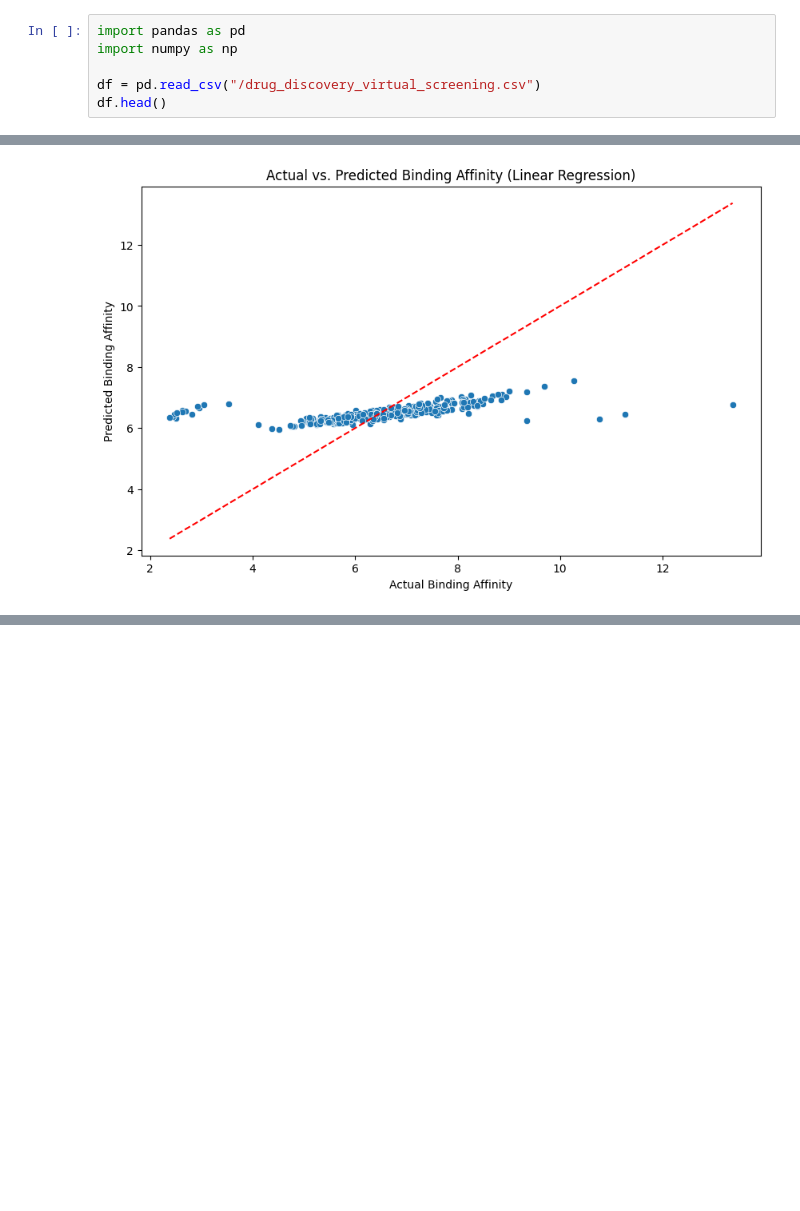
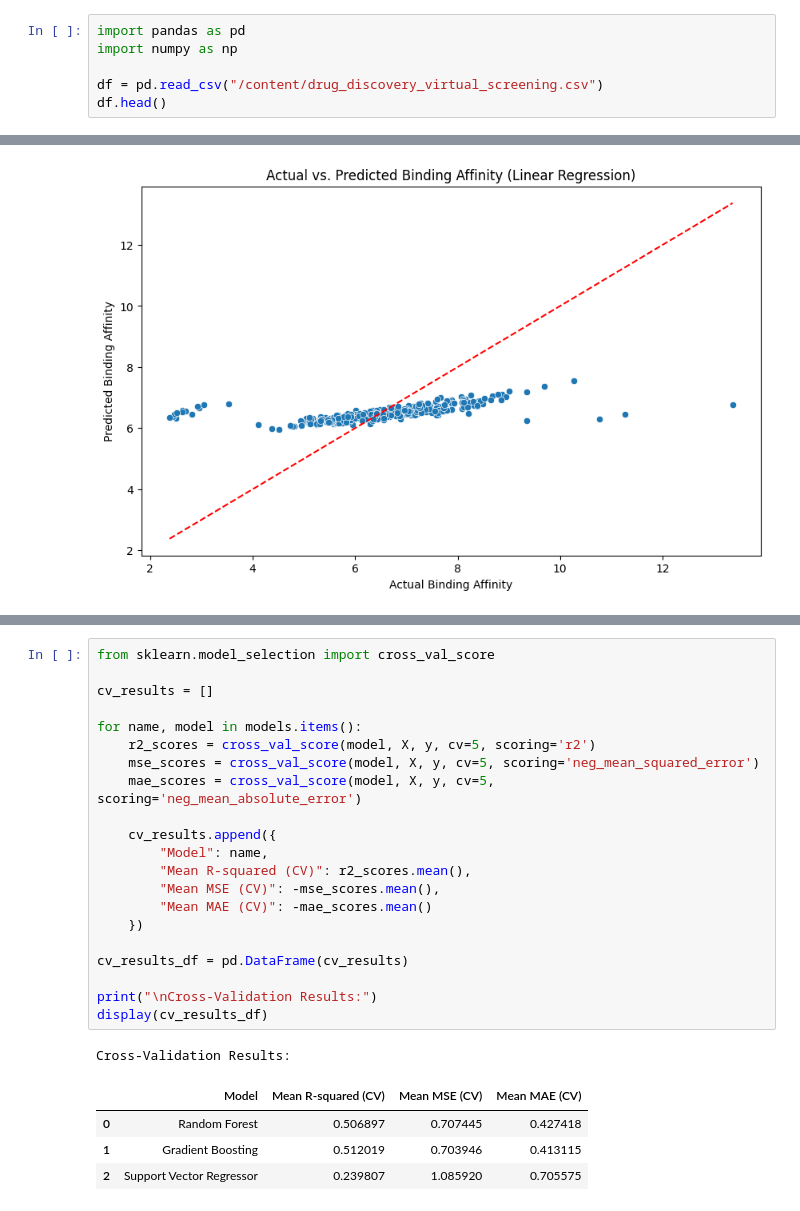
Before and after one commit to Kirissh/DataScience-Tasks, a Jupyter notebook: Drug_Discovery.ipynb, the cells around one changed output, grey strips where cells are left out. Saved outputs shown, nothing was run; the diff lists cells and outputs as text; blank space fills up the shorter version.

Commit message:
Cross Validation + Model + LinReg + Pre

```diff
--- a/Drug_Discovery.ipynb
+++ b/Drug_Discovery.ipynb
@@ -11,7 +2,7 @@ Path to dataset files: /kaggle/input/drug-discovery-virtual-screening-dataset
 import pandas as pd
 import numpy as np
 
-df = pd.read_csv("/drug_discovery_virtual_screening.csv")
+df = pd.read_csv("/content/drug_discovery_virtual_screening.csv")
 df.head()
 # %% [output]
 |  | compound_id | protein_id | molecular_weight | logp | h_bond_donors | h_bond_acceptors | rotatable_bonds | ... |
@@ -245,0 +247,27 @@ plt.show()
+# %%
+from sklearn.model_selection import cross_val_score
+
+cv_results = []
+
+for name, model in models.items():
+    r2_scores = cross_val_score(model, X, y, cv=5, scoring='r2')
+    mse_scores = cross_val_score(model, X, y, cv=5, scoring='neg_mean_squared_error')
+    mae_scores = cross_val_score(model, X, y, cv=5, scoring='neg_mean_absolute_error')
+
+    cv_results.append({
+        "Model": name,
+        "Mean R-squared (CV)": r2_scores.mean(),
+        "Mean MSE (CV)": -mse_scores.mean(),
+        "Mean MAE (CV)": -mae_scores.mean()
+    })
+
+cv_results_df = pd.DataFrame(cv_results)
+
+print("\nCross-Validation Results:")
+display(cv_results_df)
+# %% [output]
+Cross-Validation Results:
+|  | Model | Mean R-squared (CV) | Mean MSE (CV) | Mean MAE (CV) |
+| 0 | Random Forest | 0.506897 | 0.707445 | 0.427418 |
+| 1 | Gradient Boosting | 0.512019 | 0.703946 | 0.413115 |
+| 2 | Support Vector Regressor | 0.239807 | 1.085920 | 0.705575 |
```
Also changed, not shown: parts of 13 cells of this notebook.
